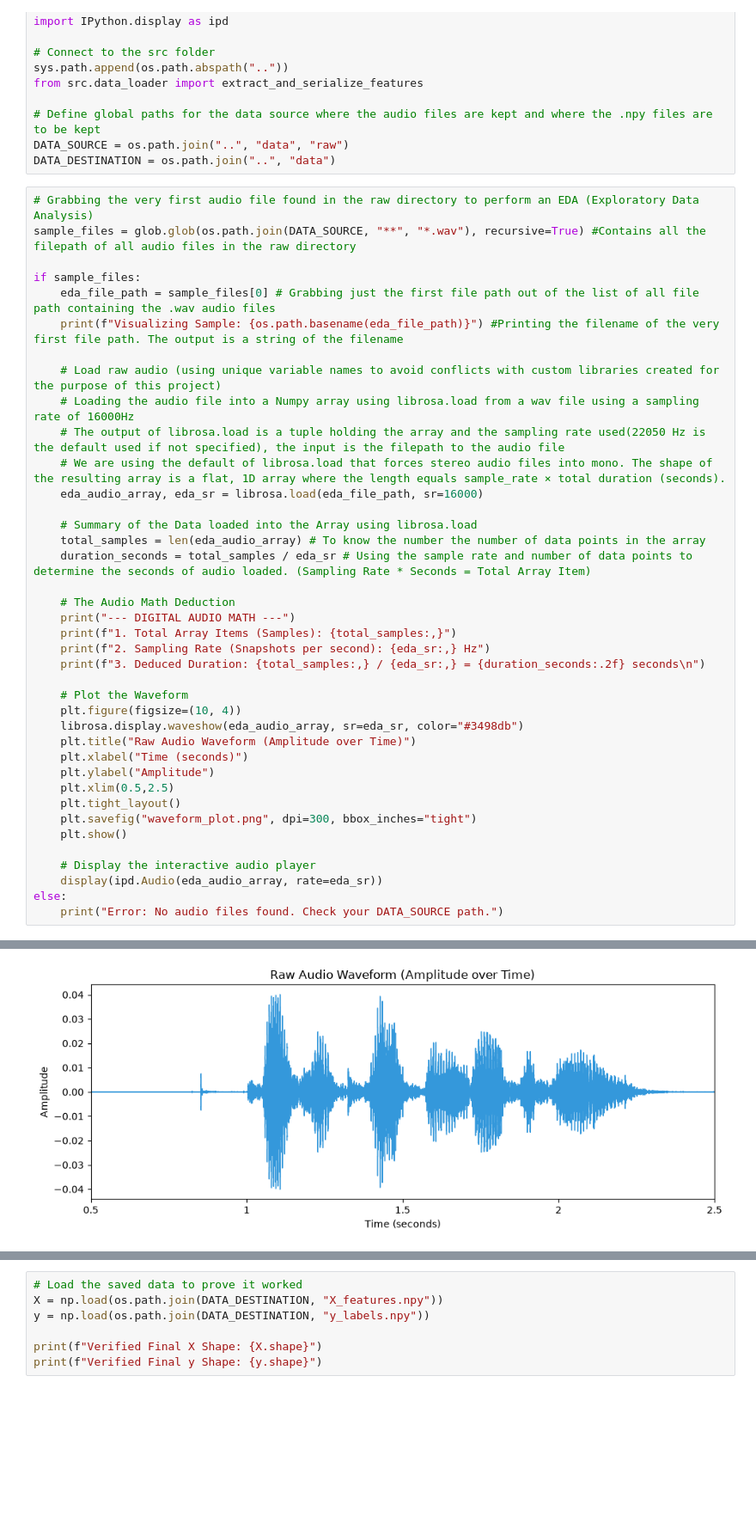
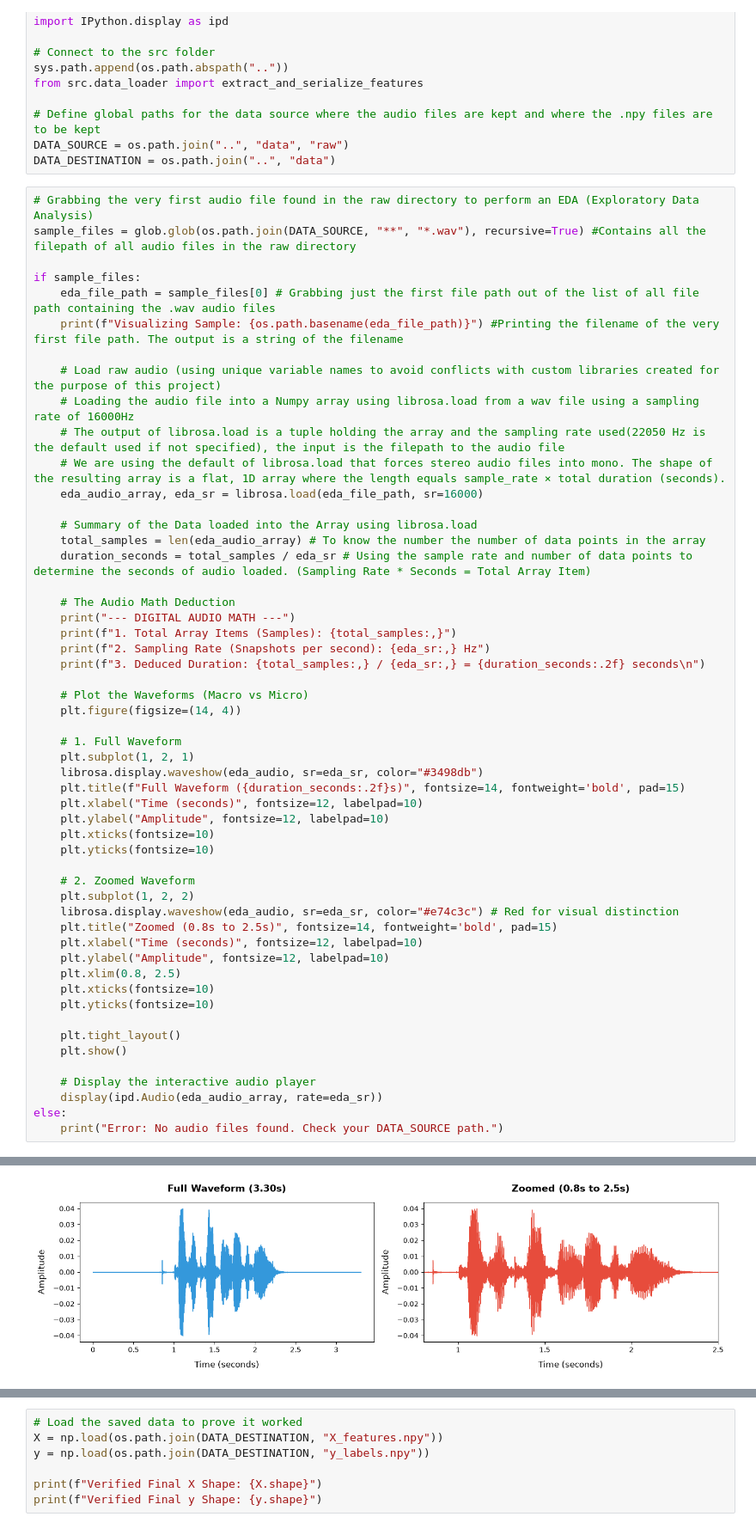
Before and after one commit to Samuel22-ai/CodeAlpha_Speech_Emotion_Recognition, a Jupyter notebook: notebooks/01_Audio_Exploration.ipynb, the cells around one changed output, grey strips where cells are left out. Shown at 86% size. Drawn from its saved outputs; the diff is of its cells as text; blank space fills up the shorter version.

```diff
--- a/notebooks/01_Audio_Exploration.ipynb
+++ b/notebooks/01_Audio_Exploration.ipynb
@@ -25,41 +25,55 @@ if sample_files:
 
     # Load raw audio (using unique variable names to avoid conflicts with custom libraries created for the purpose of this project)
     # Loading the audio file into a Numpy array using librosa.load from a wav file using a sampling rate of 16000Hz
     # The output of librosa.load is a tuple holding the array and the sampling rate used(22050 Hz is the default used if not specified), the input is the filepath to the audio file
     # We are using the default of librosa.load that forces stereo audio files into mono. The shape of the resulting array is a flat, 1D array where the length equals sample_rate × total duration (seconds).
     eda_audio_array, eda_sr = librosa.load(eda_file_path, sr=16000)
 
     # Summary of the Data loaded into the Array using librosa.load
     total_samples = len(eda_audio_array) # To know the number the number of data points in the array
     duration_seconds = total_samples / eda_sr # Using the sample rate and number of data points to determine the seconds of audio loaded. (Sampling Rate * Seconds = Total Array Item)
 
     # The Audio Math Deduction
     print("--- DIGITAL AUDIO MATH ---")
     print(f"1. Total Array Items (Samples): {total_samples:,}")
     print(f"2. Sampling Rate (Snapshots per second): {eda_sr:,} Hz")
     print(f"3. Deduced Duration: {total_samples:,} / {eda_sr:,} = {duration_seconds:.2f} seconds\n")
 
-    # Plot the Waveform
-    plt.figure(figsize=(10, 4))
-    librosa.display.waveshow(eda_audio_array, sr=eda_sr, color="#3498db")
-    plt.title("Raw Audio Waveform (Amplitude over Time)")
-    plt.xlabel("Time (seconds)")
-    plt.ylabel("Amplitude")
-    plt.xlim(0.5,2.5)
+    # Plot the Waveforms (Macro vs Micro)
+    plt.figure(figsize=(14, 4))
+
+    # 1. Full Waveform
+    plt.subplot(1, 2, 1)
+    librosa.display.waveshow(eda_audio, sr=eda_sr, color="#3498db")
+    plt.title(f"Full Waveform ({duration_seconds:.2f}s)", fontsize=14, fontweight='bold', pad=15)
+    plt.xlabel("Time (seconds)", fontsize=12, labelpad=10)
+    plt.ylabel("Amplitude", fontsize=12, labelpad=10)
+    plt.xticks(fontsize=10)
+    plt.yticks(fontsize=10)
+
+    # 2. Zoomed Waveform
+    plt.subplot(1, 2, 2)
+    librosa.display.waveshow(eda_audio, sr=eda_sr, color="#e74c3c") # Red for visual distinction
+    plt.title("Zoomed (0.8s to 2.5s)", fontsize=14, fontweight='bold', pad=15)
+    plt.xlabel("Time (seconds)", fontsize=12, labelpad=10)
+    plt.ylabel("Amplitude", fontsize=12, labelpad=10)
+    plt.xlim(0.8, 2.5)
+    plt.xticks(fontsize=10)
+    plt.yticks(fontsize=10)
+
     plt.tight_layout()
-    plt.savefig("waveform_plot.png", dpi=300, bbox_inches="tight")
     plt.show()
 
     # Display the interactive audio player
     display(ipd.Audio(eda_audio_array, rate=eda_sr))
 else:
     print("Error: No audio files found. Check your DATA_SOURCE path.")
 # %% [output]
 Visualizing Sample: 03-01-01-01-01-01-01.wav
 --- DIGITAL AUDIO MATH ---
 1. Total Array Items (Samples): 52,853
 2. Sampling Rate (Snapshots per second): 16,000 Hz
 3. Deduced Duration: 52,853 / 16,000 = 3.30 seconds
-[figure, old version]
+[figure, new version]
 [interactive output not drawn]
 # %%
```
Also changed, not shown: parts of 4 cells of this notebook, 1 other file.
